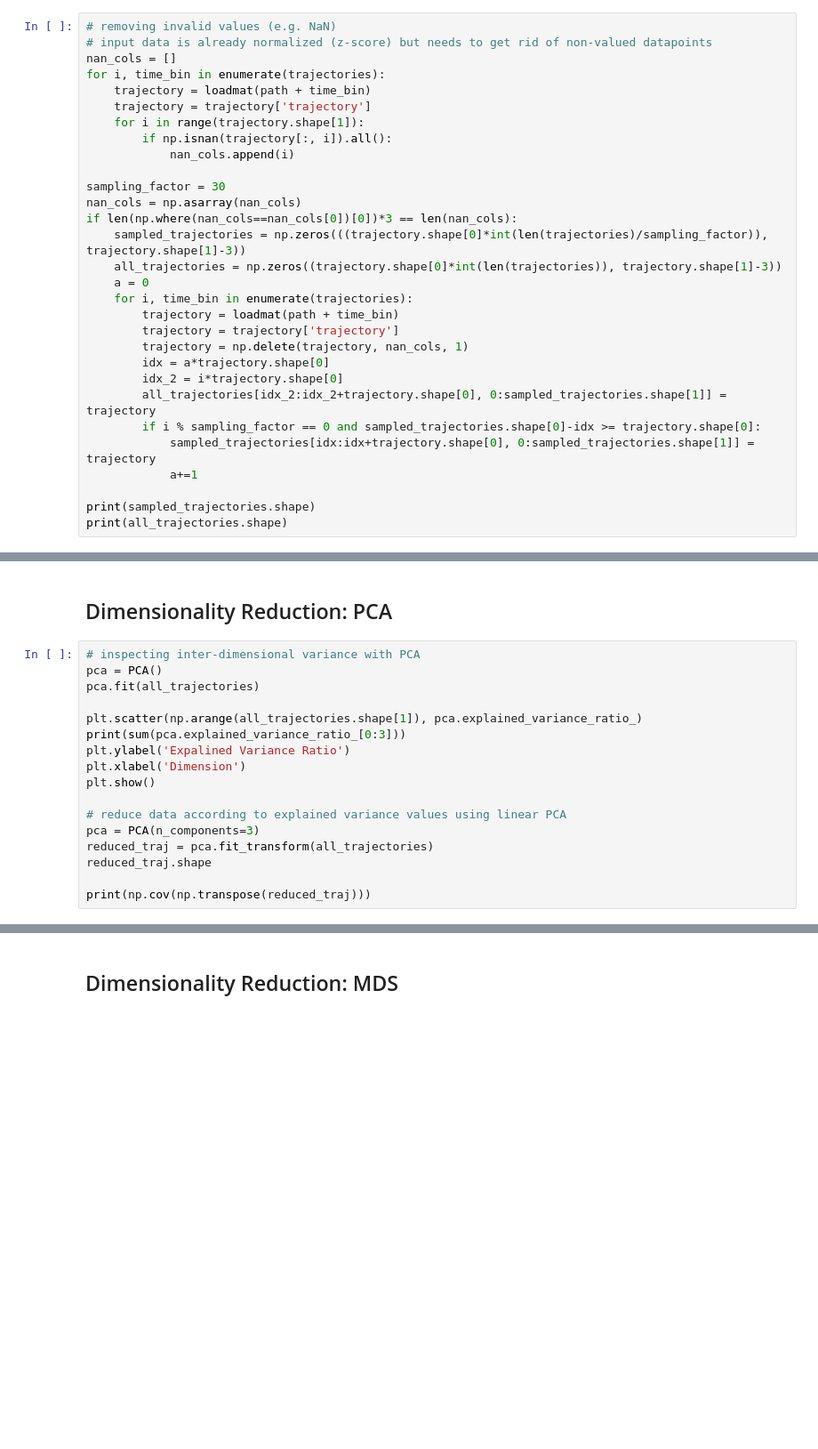
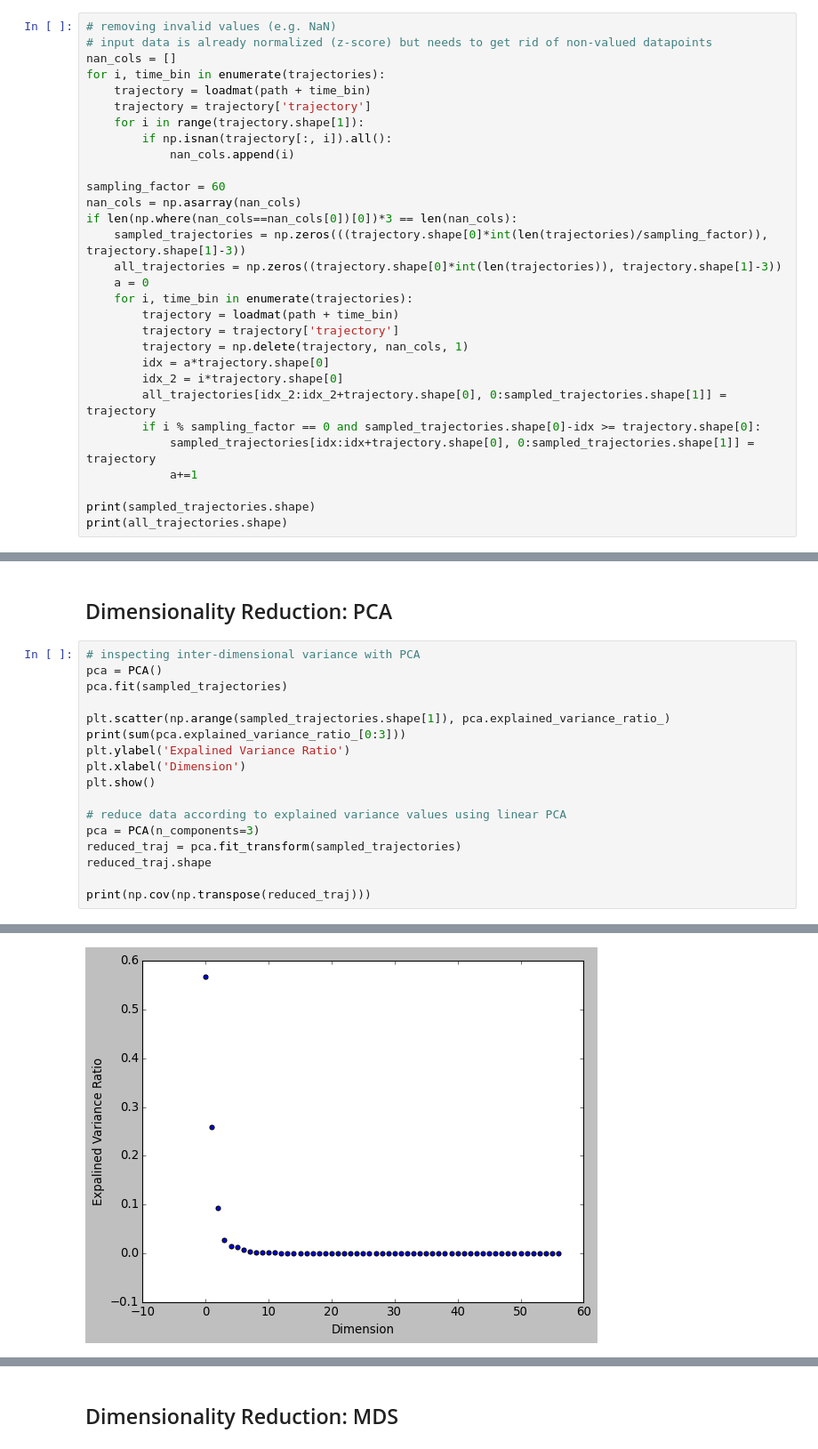
Before and after one commit to laporastrelli/Final_Year_Project, a Jupyter notebook: traj_processing_MOCAP_downsapled.ipynb, the cells around one changed output, grey strips where cells are left out. Shown at 89% size. Saved outputs shown, nothing was run; the diff lists cells and outputs as text; blank space fills up the shorter version.

```diff
--- a/traj_processing_MOCAP_downsapled.ipynb
+++ b/traj_processing_MOCAP_downsapled.ipynb
@@ -47,7 +47,7 @@ for i, time_bin in enumerate(trajectories):
         if np.isnan(trajectory[:, i]).all():
             nan_cols.append(i)
 
-sampling_factor = 30
+sampling_factor = 60
 nan_cols = np.asarray(nan_cols)
 if len(np.where(nan_cols==nan_cols[0])[0])*3 == len(nan_cols):
     sampled_trajectories = np.zeros(((trajectory.shape[0]*int(len(trajectories)/sampling_factor)), trajectory.shape[1]-3))
@@ -226,9 +226,9 @@ plt.show()
 # %%
 # inspecting inter-dimensional variance with PCA
 pca = PCA()
-pca.fit(all_trajectories)
+pca.fit(sampled_trajectories)
 
-plt.scatter(np.arange(all_trajectories.shape[1]), pca.explained_variance_ratio_)
+plt.scatter(np.arange(sampled_trajectories.shape[1]), pca.explained_variance_ratio_)
 print(sum(pca.explained_variance_ratio_[0:3]))
 plt.ylabel('Expalined Variance Ratio')
 plt.xlabel('Dimension')
@@ -236,7 +236,8 @@ plt.show()
 
 # reduce data according to explained variance values using linear PCA
 pca = PCA(n_components=3)
-reduced_traj = pca.fit_transform(all_trajectories)
+reduced_traj = pca.fit_transform(sampled_trajectories)
 reduced_traj.shape
 
 print(np.cov(np.transpose(reduced_traj)))
+# %% [output]
@@ -242,0 +245 @@ print(np.cov(np.transpose(reduced_traj)))
+[figure, added]
```
Also changed, not shown: parts of 2 cells of this notebook, 1 other file.
